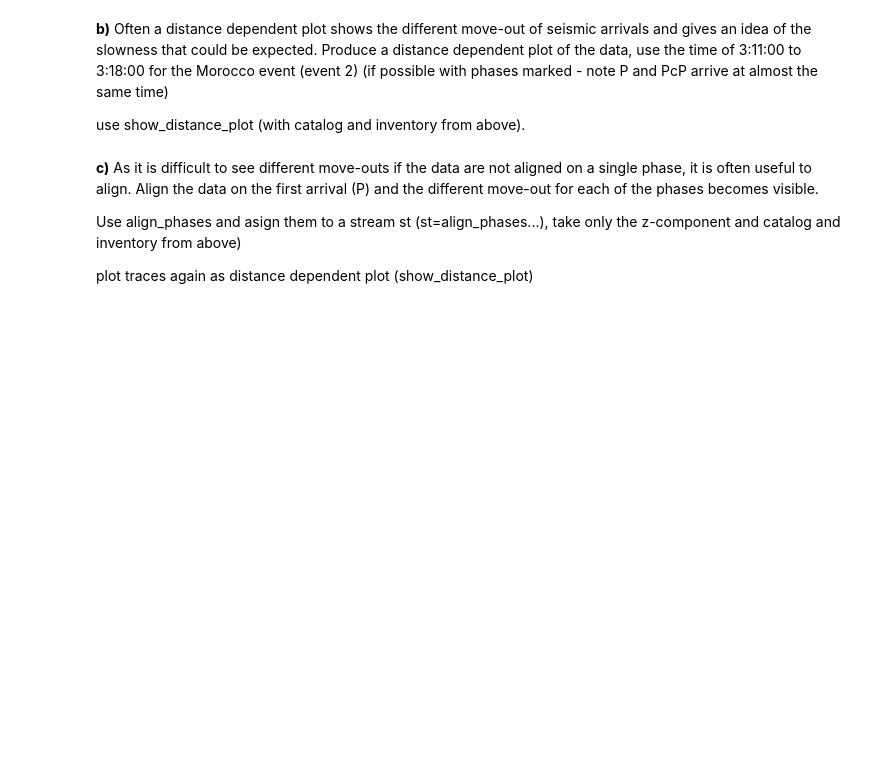
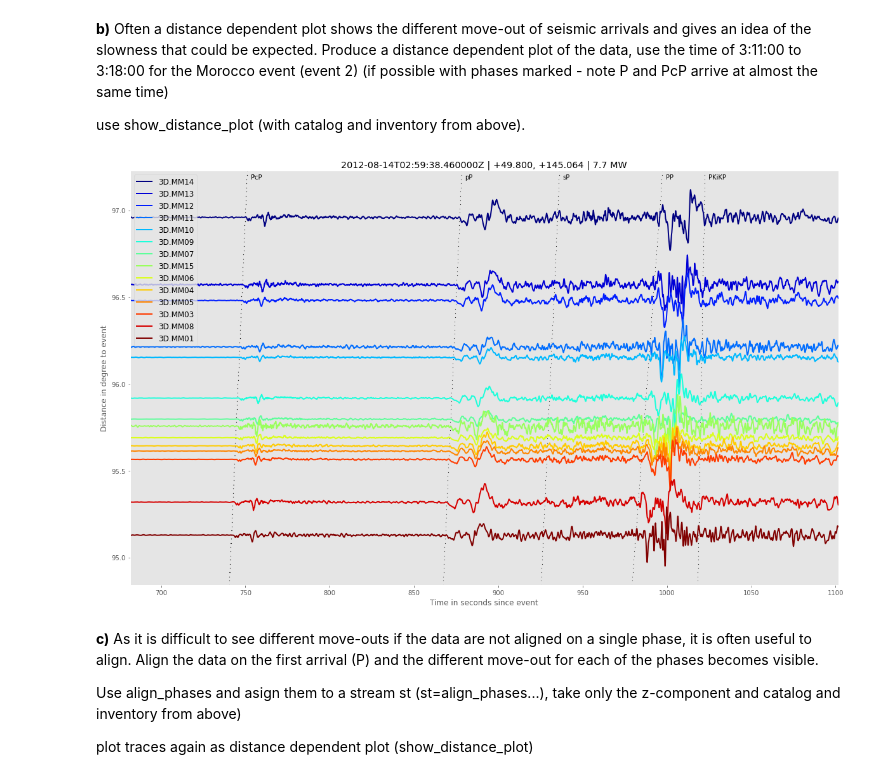
Before and after one commit to jwassermann/obspy_arraytools, a Jupyter notebook: tutorial/MESS2014/MESS2014-ArraySeismology_arraytools_branch-solution.ipynb, the cells around one changed output. Drawn from its saved outputs; the diff is of its cells as text; code cells hidden in the pictures; blank space fills up the shorter version.

```diff
--- a/tutorial/MESS2014/MESS2014-ArraySeismology_arraytools_branch-solution.ipynb
+++ b/tutorial/MESS2014/MESS2014-ArraySeismology_arraytools_branch-solution.ipynb
@@ -96,10 +136,11 @@ use show_distance_plot
 (with catalog and inventory from above).
 # %%
 from obspy_arraytools import SeismicArray
-z = SeismicArray('Morocco',inv)
-z.plot()
+z = SeismicArray('',inv)
 #vertical_components.plot()
 z.show_distance_plot(vertical_components, cat[0], obspy.UTCDateTime('2012-08-14T3:11:00'), obspy.UTCDateTime('2012-08-14T3:18:00'),plot_travel_times=True)
+# %% [output]
+[figure, added]
 # %% [markdown]
 **c)** As it is difficult to see different move-outs if the data are not aligned on a single phase, it is often useful to align. Align the data on the first arrival (P) and the different  move-out for each of the phases becomes visible.
 
```
Also changed, not shown: parts of 5 cells of this notebook, 2 other files.
